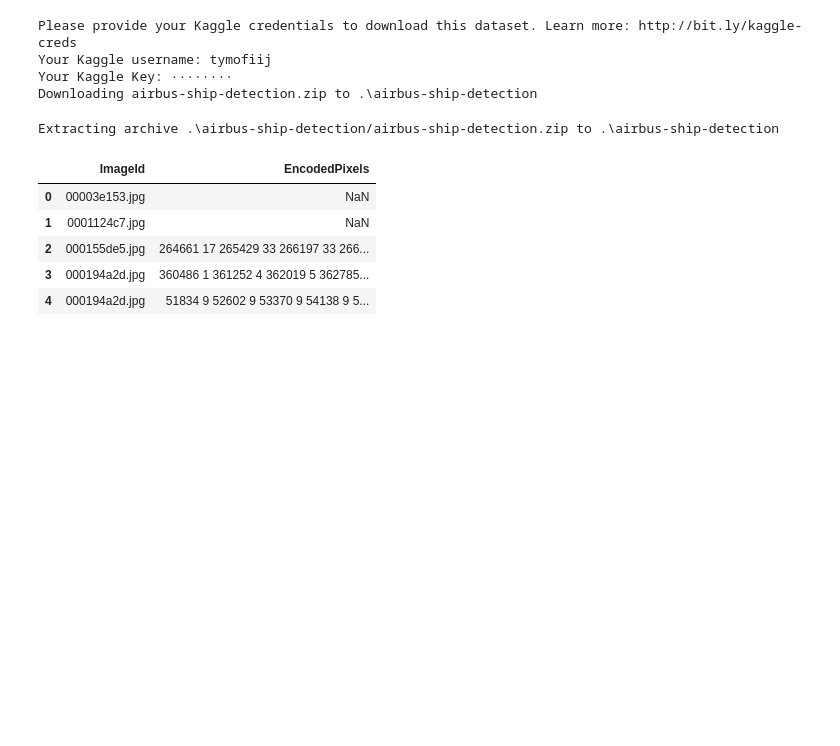
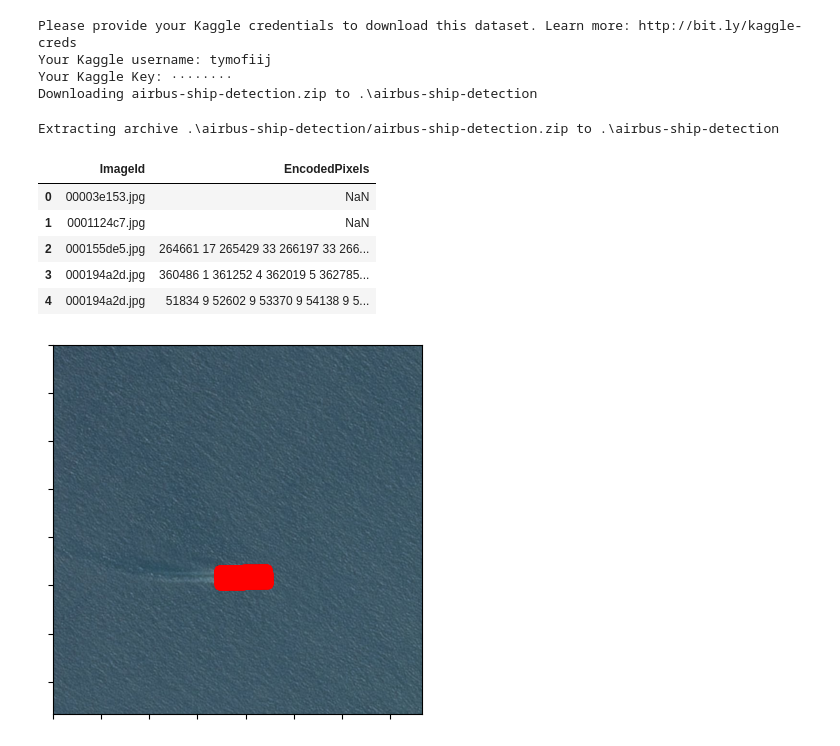
Before and after one commit to TimofiyJ/ML_Ships, a Jupyter notebook: data-analysis.ipynb, the cells around one changed output. Cells and saved outputs as stored; diff of their text form; code cells hidden in the pictures; blank space fills up the shorter version.

Commit message:
feat: representation of data

```diff
--- a/data-analysis.ipynb
+++ b/data-analysis.ipynb
@@ -12,8 +16,8 @@ Extracting archive .\airbus-ship-detection/airbus-ship-detection.zip to .\airbus
 # %%
 data_path = './airbus-ship-detection/' # directory of the data
 train_csv ='./airbus-ship-detection/train_ship_segmentations_v2.csv'  # Path to the CSV train file
-test_dir = data_path+'test_v2' # Directory where the test images are currently located.
-test_dir = data_path+'train_v2' # Directory where the train images are currently located
+test_dir = data_path+'test_v2/' # Directory where the test images are currently located.
+test_dir = data_path+'train_v2/' # Directory where the train images are currently located
 # %%
 df = pd.read_csv(train_csv)
 df.head()
@@ -24,3 +28,33 @@ df.head()
 | 2 | 000155de5.jpg | 264661 17 265429 33 266197 33 266... |
 | 3 | 000194a2d.jpg | 360486 1 361252 4 362019 5 362785... |
 | 4 | 000194a2d.jpg | 51834 9 52602 9 53370 9 54138 9 5... |
+# %%
+import numpy as np
+import matplotlib.pyplot as plt
+from PIL import Image
+
+ship_coordinates = list(df.loc[2, 'EncodedPixels'].split())
+ship_coordinates = [int(x) for x in ship_coordinates]
+image_path = test_dir + df.loc[2, 'ImageId']
+
+image = Image.open(image_path)
+
+pixel_number = np.array(ship_coordinates[::2])
+pixel_amount = np.array(ship_coordinates[1::2])
+pixel_numbers = []
+
+for i in range(len(pixel_amount)):
+    for j in range(pixel_number[i], pixel_number[i] + pixel_amount[i]):
+        pixel_numbers.append(j)
+
+pixel_numbers = np.array(pixel_numbers)
+
+rows, cols = np.unravel_index(pixel_numbers - 1, image.size[:2])
+plt.imshow(image)
+
+plt.scatter(rows, cols, color='red', marker='o')
+
+plt.tick_params(axis='both', which='both', labelleft=False, labelbottom=False)
+plt.show()
+# %% [output]
+[figure, added]
```
Also changed, not shown: parts of 1 cell of this notebook.
